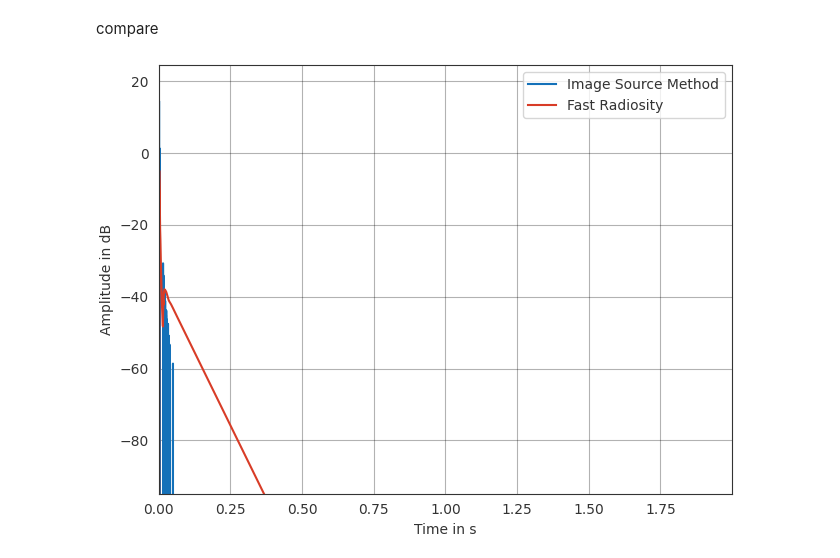
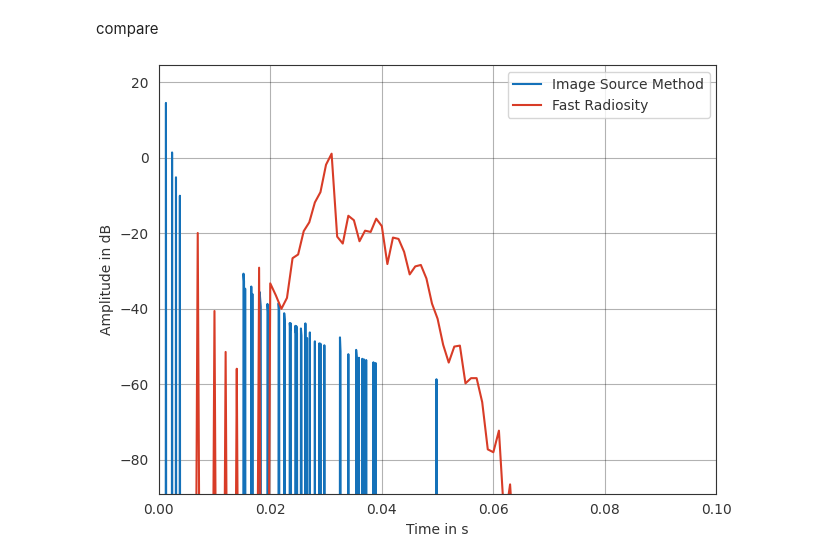
Before and after one commit to sparrow-acoustics/sparrowpy, a Jupyter notebook: examples/fastrad_vs_imsource.ipynb, the cells around one changed output. Saved outputs shown, nothing was run; the diff lists cells and outputs as text; code cells hidden in the pictures.

Commit message:
add brdf to cmp is

```diff
--- a/examples/fastrad_vs_imsource.ipynb
+++ b/examples/fastrad_vs_imsource.ipynb
@@ -15,10 +15,10 @@ fast rad
 X = 3
 Y = 3
 Z = 3
-patch_size = 0.5
+patch_size = 1
 ir_length_s = 2
 sampling_rate = 1000
-max_order_k = 150
+max_order_k = 5
 speed_of_sound = 346.18
 absorption = 0.1
 
@@ -29,17 +29,20 @@ source = sp.geometry.SoundSource(source_pos, [0, 1, 0], [0, 0, 1])
 receiver_pos = [0.25, 0.25, 0.25]
 
 
-start = datetime.now()
-
 # create object
 radiosity_fast = sp.DRadiosityFast.from_polygon(walls, patch_size)
 
 # create directional scattering data (totally diffuse)
-sources = pf.Coordinates(0, 0, 1)
-receivers = pf.Coordinates(0, 0, 1)
+sources = pf.samplings.sph_gaussian(sh_order=5)
+sources = sources[sources.z>=0]
+print(f'number of sources {sources.csize}')
+receivers = pf.samplings.sph_gaussian(sh_order=5)
+receivers = receivers[receivers.z>=0]
+print(f'number of receivers {receivers.csize}')
 frequencies = np.array([500])
-data_scattering = pf.FrequencyData(
-    np.ones((sources.csize, receivers.csize, frequencies.size)), frequencies)
+data_scattering = sp.brdf.create_from_scattering(
+    sources, receivers,
+    pf.FrequencyData(np.zeros_like(frequencies), frequencies))
 
 # set directional scattering data
 radiosity_fast.set_wall_scattering(
@@ -57,22 +60,4 @@ radiosity_fast.set_wall_absorption(
     pf.FrequencyData(
         np.zeros_like(data_scattering.frequencies)+absorption,
         data_scattering.frequencies))
-
-# calculate from factors including directivity and absorption
-radiosity_fast.bake_geometry(algorithm='order')
-
-# initialize source energy at each patch
-radiosity_fast.init_source_energy(source_pos, algorithm='order')
-
-# gather energy at receiver
-ir_fast = radiosity_fast.calculate_energy_exchange_receiver(
-    receiver_pos, speed_of_sound=speed_of_sound,
-    histogram_time_resolution=1/sampling_rate, histogram_length=ir_length_s,
-    algorithm='order', max_depth=max_order_k)
-reverberation_fast = pf.Signal(ir_fast, sampling_rate=sampling_rate)
-
-# stop timer
-delta = (datetime.now() - start)
-print(f"Time elapsed: {delta}")
-fast_time_s = (delta.seconds*1e6 + delta.microseconds)/1e6
 # %% [output]
@@ -108,13 +125,14 @@ compare
 # %%
 pf.plot.use()
 plt.figure()
 
 ax = pf.plot.time(image_source, dB=True, label="Image Source Method")
 ax = pf.plot.time(reverberation_fast, dB=True, label="Fast Radiosity")
 
 #title = title = f"Radiosity Order {k} Patch Size {patch_size} vs Image Source Order {MaxOrder}"
 ax.legend(loc="upper right")
+ax.set_xlim([0, 0.1])
 #plt.title(title)
 plt.show()
 # %% [output]
-[figure, old version]
+[figure, new version]
```
Also changed, not shown: parts of 3 cells of this notebook.
